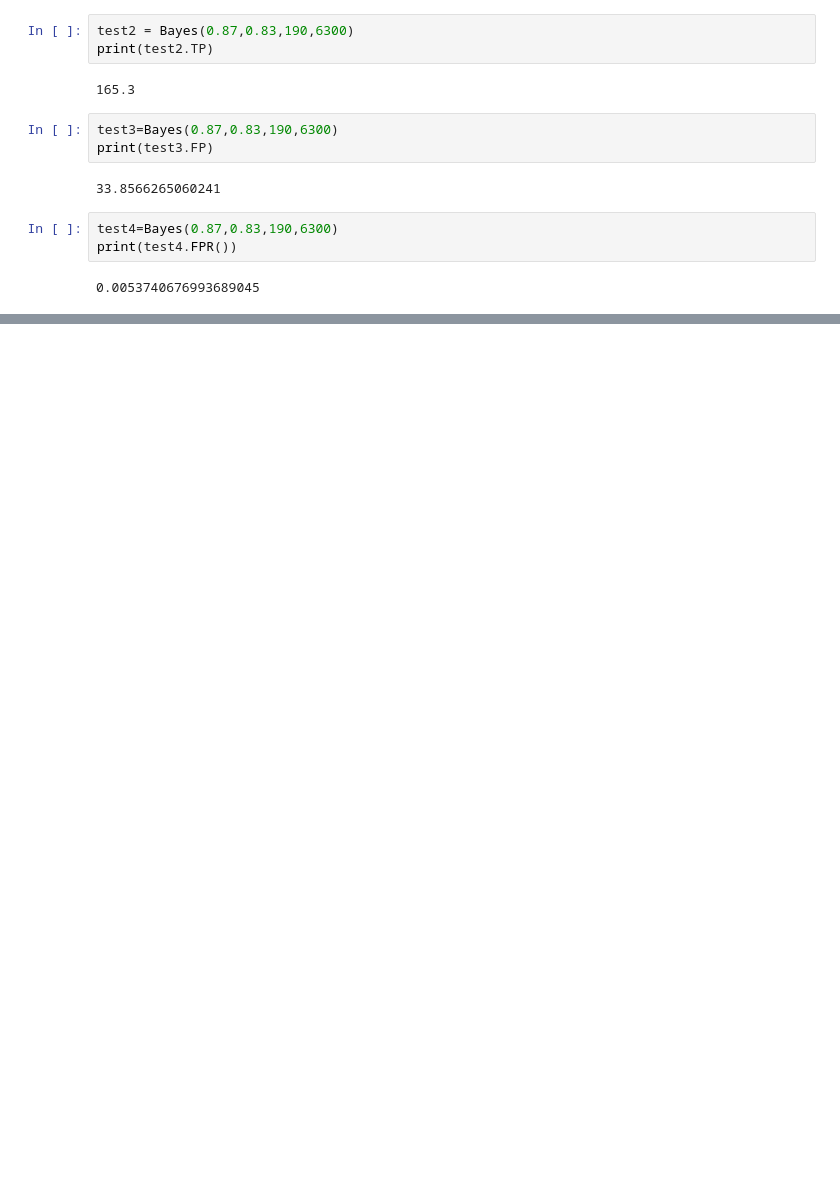
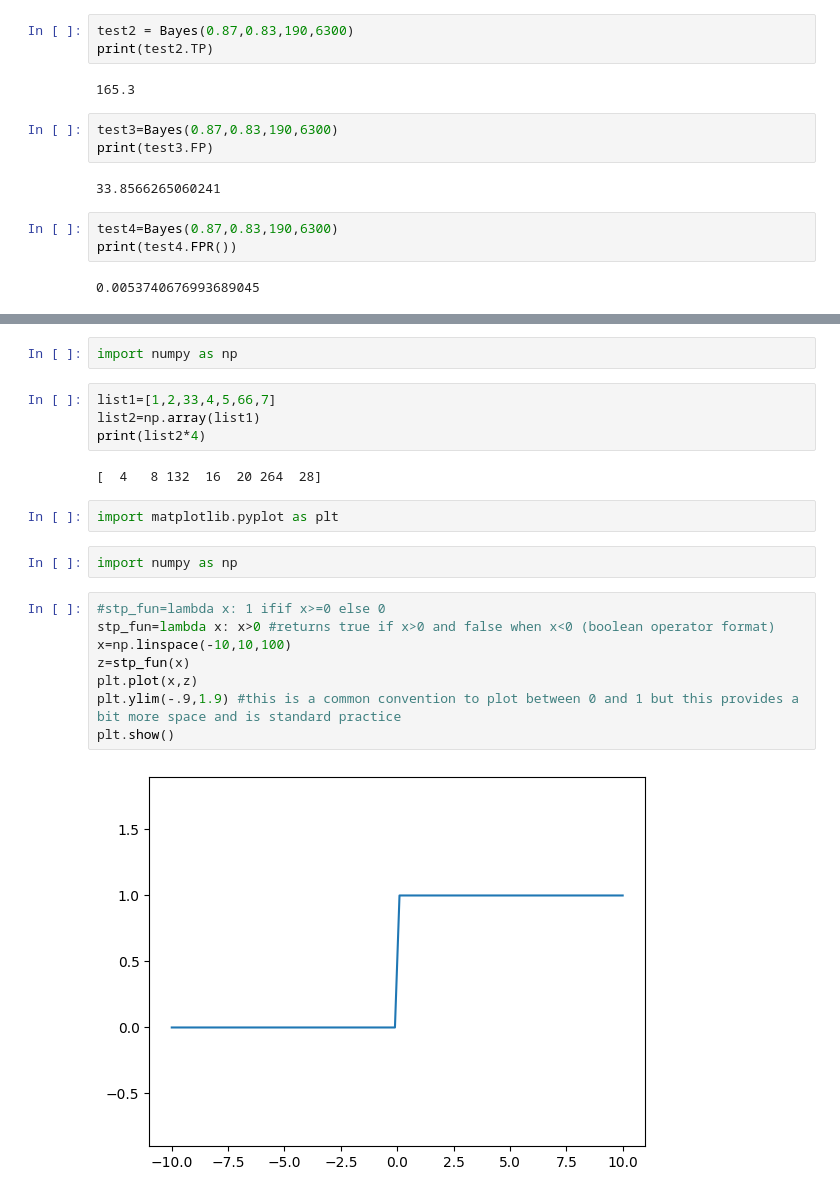
Before and after one commit to Pknair-2003/Bayes_Exercises, a Jupyter notebook: TestBayes.ipynb, the cells around one changed output, grey strips where cells are left out. Saved outputs shown, nothing was run; the diff lists cells and outputs as text; blank space fills up the shorter version.

```diff
--- a/TestBayes.ipynb
+++ b/TestBayes.ipynb
@@ -87,0 +101,22 @@ print(test4.FPR())
+# %%
+import numpy as np
+# %%
+list1=[1,2,33,4,5,66,7]
+list2=np.array(list1)
+print(list2*4)
+# %% [output]
+[  4   8 132  16  20 264  28]
+# %%
+import matplotlib.pyplot as plt
+# %%
+import numpy as np
+# %%
+#stp_fun=lambda x: 1 ifif x>=0 else 0
+stp_fun=lambda x: x>0 #returns true if x>0 and false when x<0 (boolean operator format)
+x=np.linspace(-10,10,100)
+z=stp_fun(x)
+plt.plot(x,z)
+plt.ylim(-.9,1.9) #this is a common convention to plot between 0 and 1 but this provides a bit more space and is standard practice
+plt.show()
+# %% [output]
+[figure, added]
```
Also changed, not shown: parts of 8 cells of this notebook, 1 other file.
